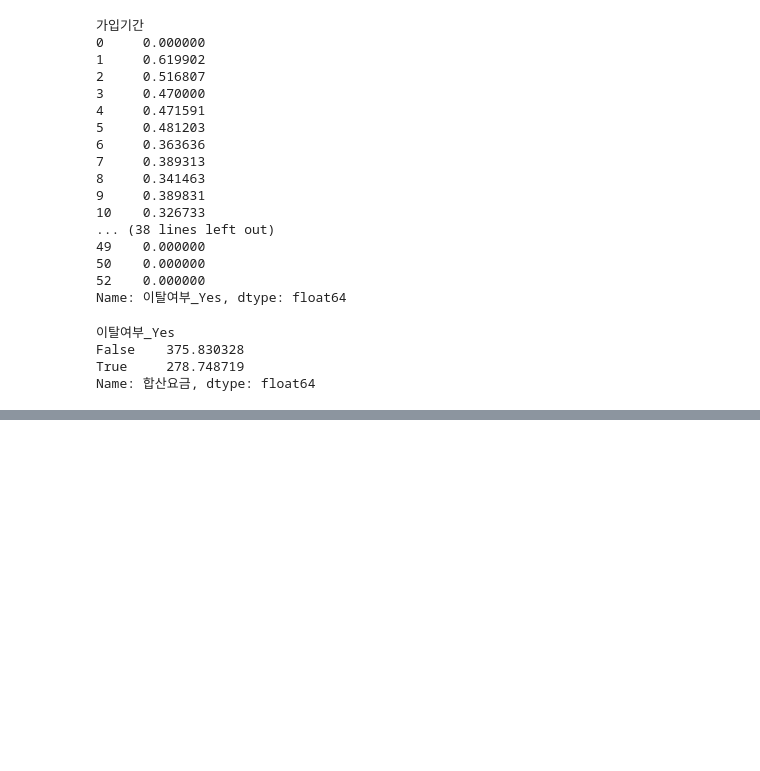
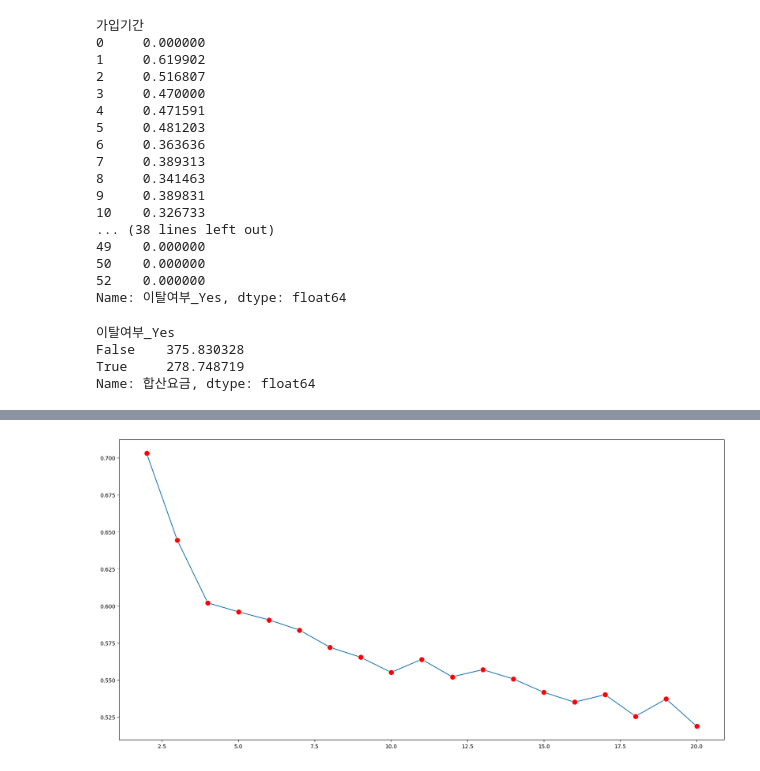
Before and after one commit to haram4th/fintech_pm_data_science, a Jupyter notebook: 06machine_learning/10군집분석_계층적군집_비계층적군집.ipynb, the cells around one changed output, grey strips where cells are left out. Drawn from its saved outputs; the diff is of its cells as text; code cells hidden in the pictures; blank space fills up the shorter version.

```diff
--- a/06machine_learning/10군집분석_계층적군집_비계층적군집.ipynb
+++ b/06machine_learning/10군집분석_계층적군집_비계층적군집.ipynb
@@ -541,0 +594,8 @@ Name: 합산요금, dtype: float64
+# %%
+silhouette_scores = []
+for i in range(2, 21):
+    km2 = KMeans(n_clusters= i)
+    km2.fit(data)
+    labels = km2.labels_
+    silhouette_scores.append(silhouette_score(data, labels))
+silhouette_scores
@@ -541,0 +622,6 @@ Name: 합산요금, dtype: float64
+# %%
+plt.figure(figsize=(20,10))
+sns.lineplot(x= range(2, 21), y=silhouette_scores, marker='o', markersize=10, markerfacecolor='red')
+plt.show()
+# %% [output]
+[figure, added]
```
Also changed, not shown: parts of 41 cells of this notebook, 1 other file.
